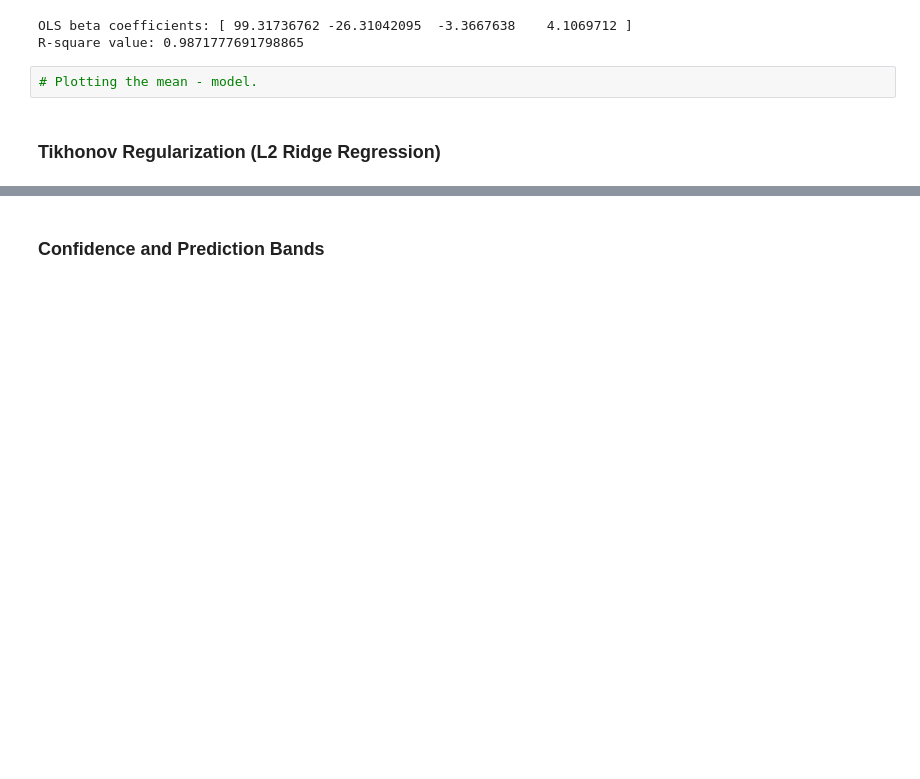
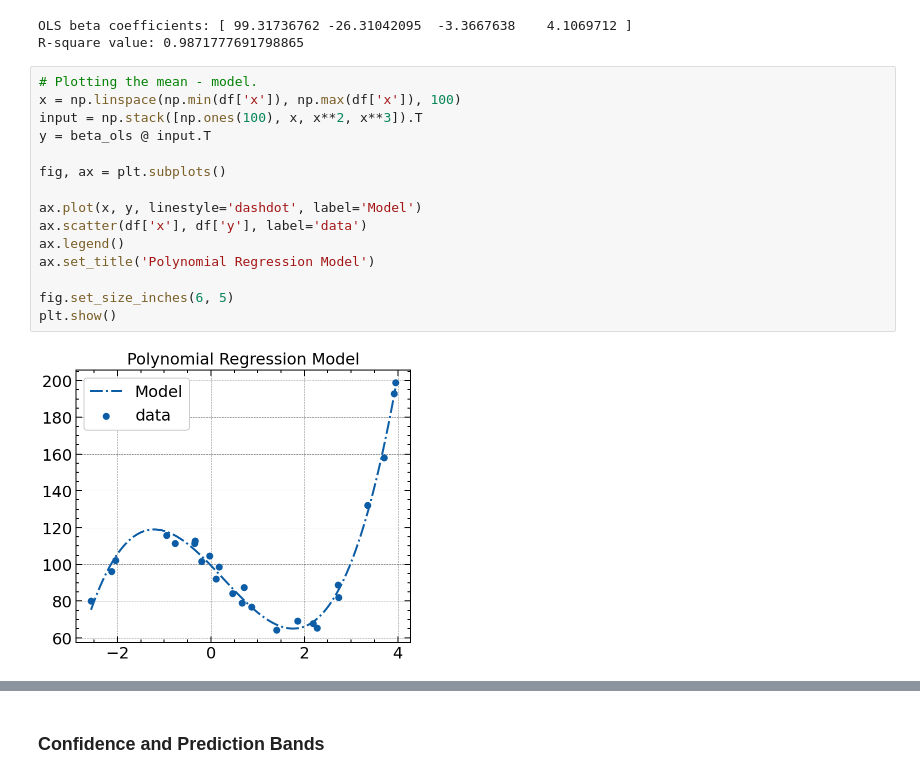
Before and after one commit to Sinbad-The-Sailor/Linear-Models, a Jupyter notebook: polynomial_regression.ipynb, the cells around one changed output, grey strips where cells are left out. Saved outputs shown, nothing was run; the diff lists cells and outputs as text; blank space fills up the shorter version.

Commit message:
overfitted polynomial regression model

```diff
--- a/polynomial_regression.ipynb
+++ b/polynomial_regression.ipynb
@@ -83,7 +83,20 @@ print('R-square value:', r2)
 # %% [output]
 OLS beta coefficients: [ 99.31736762 -26.31042095  -3.3667638    4.1069712 ]
 R-square value: 0.9871777691798865
-# %%
-# Plotting the mean - model.
-# %% [markdown]
-### Tikhonov Regularization (L2 Ridge Regression)
+# %%
+# Plotting the mean - model.
+x = np.linspace(np.min(df['x']), np.max(df['x']), 100)
+input = np.stack([np.ones(100), x, x**2, x**3]).T
+y = beta_ols @ input.T
+
+fig, ax = plt.subplots()
+
+ax.plot(x, y, linestyle='dashdot', label='Model')
+ax.scatter(df['x'], df['y'], label='data')
+ax.legend()
+ax.set_title('Polynomial Regression Model')
+
+fig.set_size_inches(6, 5)
+plt.show()
+# %% [output]
+[figure, added]
```
Also changed, not shown: parts of 4 cells of this notebook.
